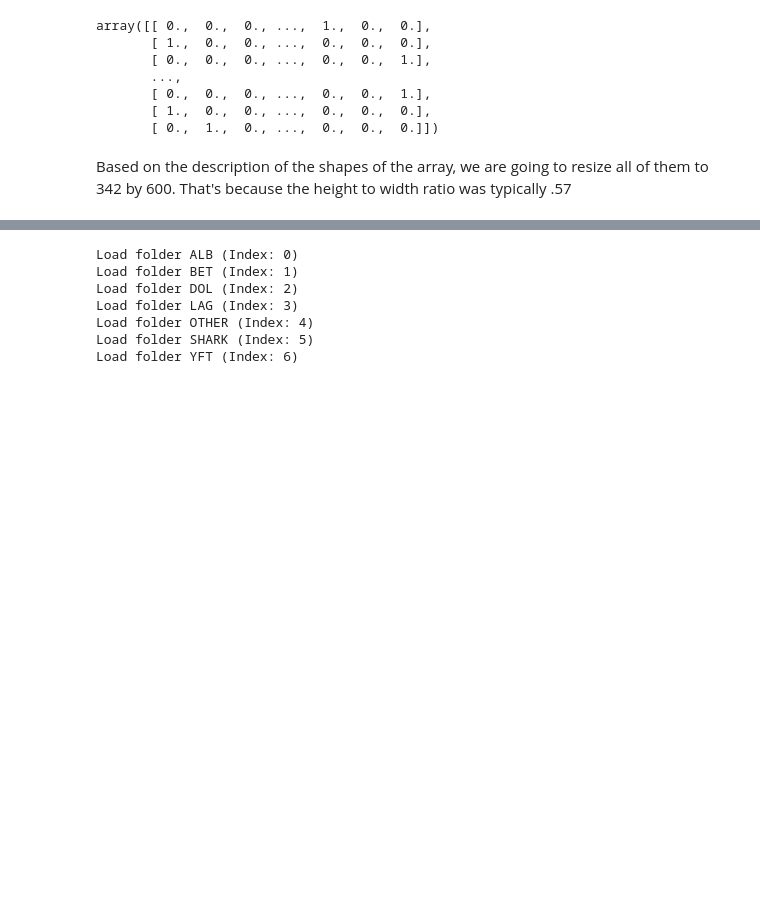
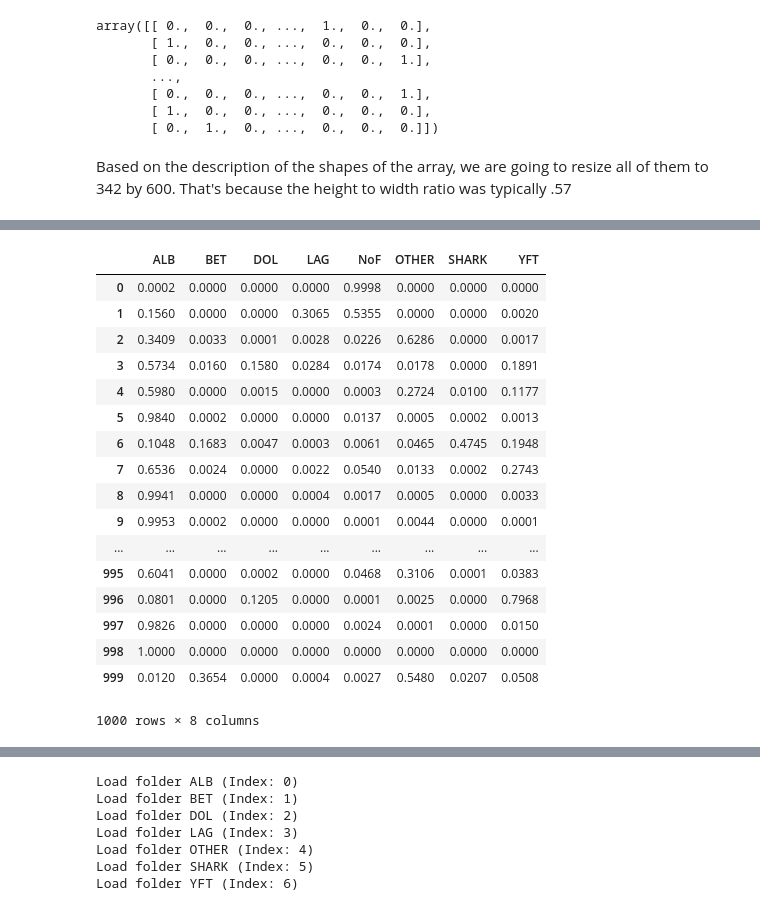
Before and after one commit to jpatdalton/fish, a Jupyter notebook: scripts/starter.ipynb, the cells around one changed output, grey strips where cells are left out. Drawn from its saved outputs; the diff is of its cells as text; code cells hidden in the pictures; blank space fills up the shorter version.

```diff
--- a/scripts/starter.ipynb
+++ b/scripts/starter.ipynb
@@ -194,0 +276,21 @@ array([[ 0.,  0.,  0.,  1.,  0.,  0.],
+# %%
+submission.ix[:,1:]
+# %% [output]
+|  | ALB | BET | DOL | LAG | NoF | OTHER | SHARK | YFT |
+| 0 | 0.0002 | 0.0000 | 0.0000 | 0.0000 | 0.9998 | 0.0000 | 0.0000 | 0.0000 |
+| 1 | 0.1560 | 0.0000 | 0.0000 | 0.3065 | 0.5355 | 0.0000 | 0.0000 | 0.0020 |
+| 2 | 0.3409 | 0.0033 | 0.0001 | 0.0028 | 0.0226 | 0.6286 | 0.0000 | 0.0017 |
+| 3 | 0.5734 | 0.0160 | 0.1580 | 0.0284 | 0.0174 | 0.0178 | 0.0000 | 0.1891 |
+| 4 | 0.5980 | 0.0000 | 0.0015 | 0.0000 | 0.0003 | 0.2724 | 0.0100 | 0.1177 |
+| 5 | 0.9840 | 0.0002 | 0.0000 | 0.0000 | 0.0137 | 0.0005 | 0.0002 | 0.0013 |
+| 6 | 0.1048 | 0.1683 | 0.0047 | 0.0003 | 0.0061 | 0.0465 | 0.4745 | 0.1948 |
+| 7 | 0.6536 | 0.0024 | 0.0000 | 0.0022 | 0.0540 | 0.0133 | 0.0002 | 0.2743 |
+| 8 | 0.9941 | 0.0000 | 0.0000 | 0.0004 | 0.0017 | 0.0005 | 0.0000 | 0.0033 |
+| 9 | 0.9953 | 0.0002 | 0.0000 | 0.0000 | 0.0001 | 0.0044 | 0.0000 | 0.0001 |
+| ... | ... | ... | ... | ... | ... | ... | ... | ... |
+| 995 | 0.6041 | 0.0000 | 0.0002 | 0.0000 | 0.0468 | 0.3106 | 0.0001 | 0.0383 |
+| 996 | 0.0801 | 0.0000 | 0.1205 | 0.0000 | 0.0001 | 0.0025 | 0.0000 | 0.7968 |
+| 997 | 0.9826 | 0.0000 | 0.0000 | 0.0000 | 0.0024 | 0.0001 | 0.0000 | 0.0150 |
+| 998 | 1.0000 | 0.0000 | 0.0000 | 0.0000 | 0.0000 | 0.0000 | 0.0000 | 0.0000 |
+| 999 | 0.0120 | 0.3654 | 0.0000 | 0.0004 | 0.0027 | 0.5480 | 0.0207 | 0.0508 |
+1000 rows × 8 columns
```
Also changed, not shown: parts of 28 cells of this notebook.
